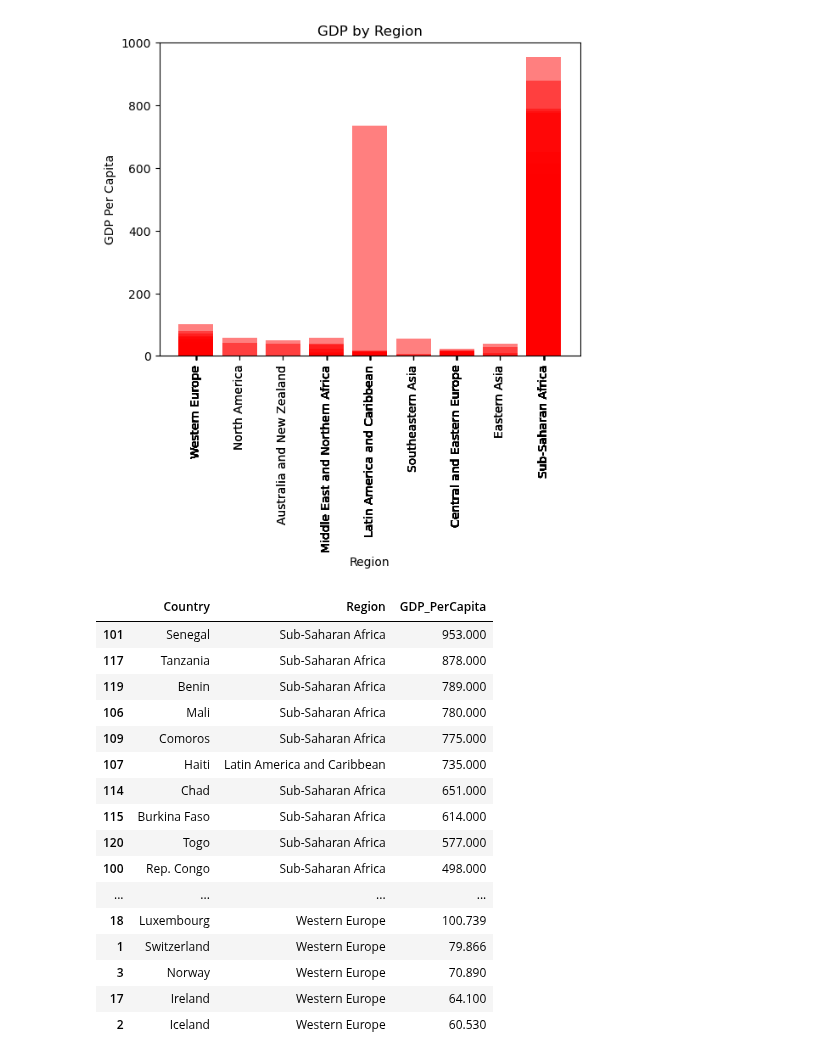
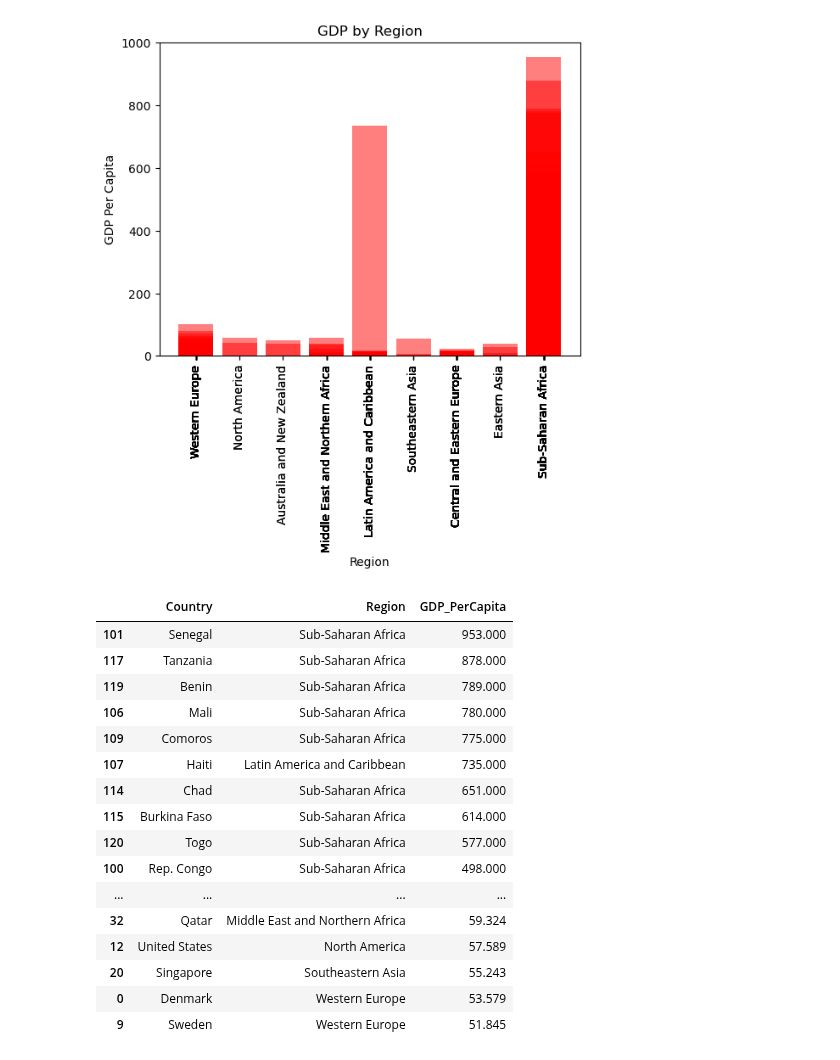
Before and after one commit to mattcaseycpa/project1, a Jupyter notebook: project.ipynb, the cells around one changed output. Saved outputs shown, nothing was run; the diff lists cells and outputs as text; code cells hidden in the pictures.

```diff
--- a/project.ipynb
+++ b/project.ipynb
@@ -85,22 +97,22 @@ Text(0, 0.5, 'GDP Per Capita')
 # %%
 #top 20 GDP countries
 gdp=gdp_df.sort_values(["GDP_PerCapita"],ascending=False)
-gdp.head(20)
+gdp.head(25)
 # %% [output]
 |  | Country | Region | GDP_PerCapita |
 | 101 | Senegal | Sub-Saharan Africa | 953.000 |
 | 117 | Tanzania | Sub-Saharan Africa | 878.000 |
 | 119 | Benin | Sub-Saharan Africa | 789.000 |
 | 106 | Mali | Sub-Saharan Africa | 780.000 |
 | 109 | Comoros | Sub-Saharan Africa | 775.000 |
 | 107 | Haiti | Latin America and Caribbean | 735.000 |
 | 114 | Chad | Sub-Saharan Africa | 651.000 |
 | 115 | Burkina Faso | Sub-Saharan Africa | 614.000 |
 | 120 | Togo | Sub-Saharan Africa | 577.000 |
 | 100 | Rep. Congo | Sub-Saharan Africa | 498.000 |
 | ... | ... | ... | ... |
-| 18 | Luxembourg | Western Europe | 100.739 |
-| 1 | Switzerland | Western Europe | 79.866 |
-| 3 | Norway | Western Europe | 70.890 |
-| 17 | Ireland | Western Europe | 64.100 |
-| 2 | Iceland | Western Europe | 60.530 |
+| 32 | Qatar | Middle East and Northern Africa | 59.324 |
+| 12 | United States | North America | 57.589 |
+| 20 | Singapore | Southeastern Asia | 55.243 |
+| 0 | Denmark | Western Europe | 53.579 |
+| 9 | Sweden | Western Europe | 51.845 |
```
Also changed, not shown: parts of 15 cells of this notebook.
